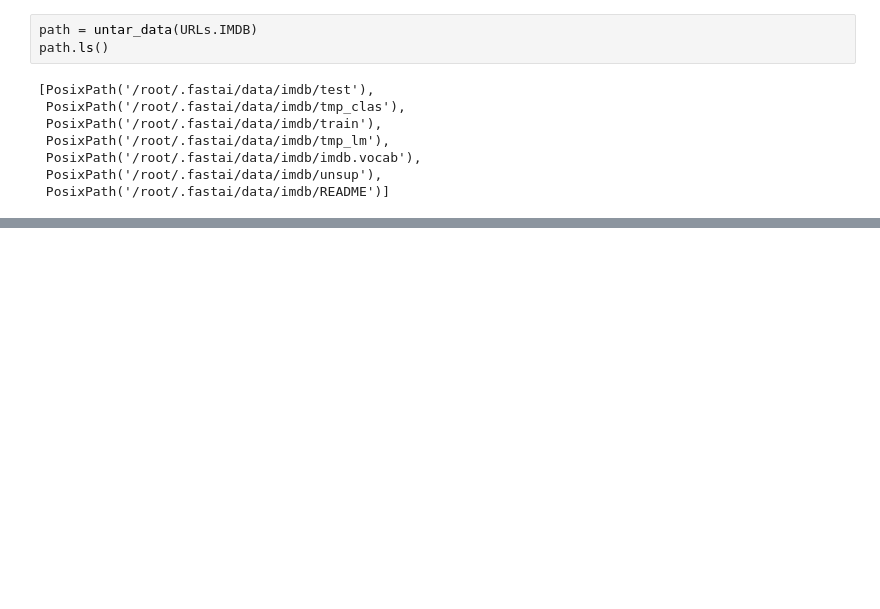
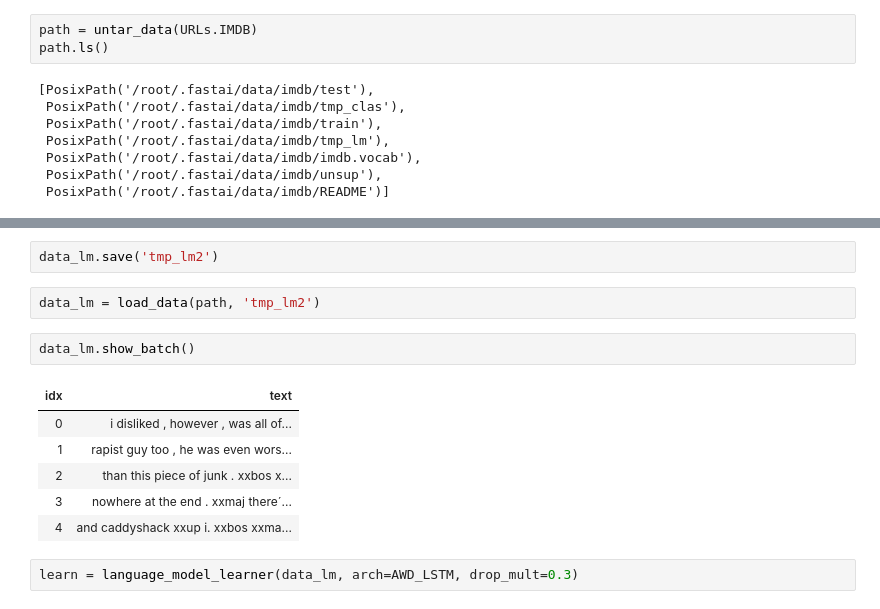
Before and after one commit to nishizaki0327/fastai, a Jupyter notebook: Lesson4.ipynb, the cells around one changed output, grey strips where cells are left out. Cells and saved outputs as stored; diff of their text form; blank space fills up the shorter version.

```diff
--- a/Lesson4.ipynb
+++ b/Lesson4.ipynb
@@ -111,0 +122,15 @@ pos.ls()
+# %%
+data_lm.save('tmp_lm2')
+# %%
+data_lm = load_data(path, 'tmp_lm2')
+# %%
+data_lm.show_batch()
+# %% [output]
+| idx | text |
+| 0 | i disliked , however , was all of... |
+| 1 | rapist guy too , he was even wors... |
+| 2 | than this piece of junk . xxbos x... |
+| 3 | nowhere at the end . xxmaj there´... |
+| 4 | and caddyshack xxup i. xxbos xxma... |
+# %%
+learn = language_model_learner(data_lm, arch=AWD_LSTM, drop_mult=0.3)
```
Also changed, not shown: parts of 6 cells of this notebook.
